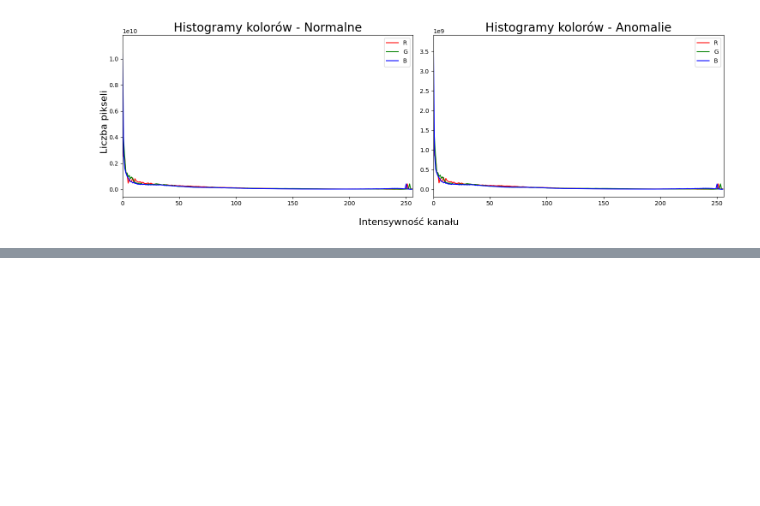
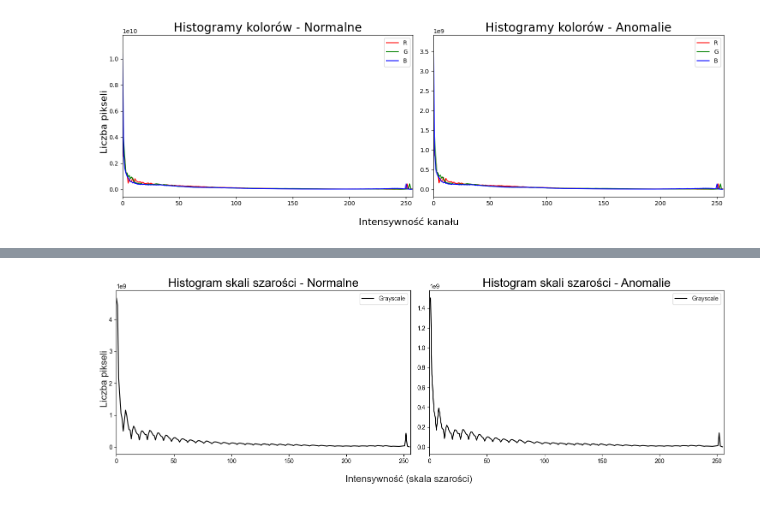
Before and after one commit to lucasosiewicz/anomaly_traffic_road, a Jupyter notebook: notebooks/001_EDA_CCD.ipynb, the cells around one changed output, grey strips where cells are left out. Cells and saved outputs as stored; diff of their text form; code cells hidden in the pictures; blank space fills up the shorter version.

```diff
--- a/notebooks/001_EDA_CCD.ipynb
+++ b/notebooks/001_EDA_CCD.ipynb
@@ -370,0 +373,95 @@ plt.show()
+# %%
+from concurrent.futures import ThreadPoolExecutor
+import os
+import matplotlib.pyplot as plt
+import seaborn as sns
+import torch
+import numpy as np
+from tqdm.notebook import tqdm
+import cv2 # Dodano import biblioteki OpenCV
+
+# --- Zakładamy, że te zmienne są zdefiniowane wcześniej ---
+# Przykład:
+# vid_labels = [0, 0, 1, 0, 1, ...] # Lista etykiet dla każdego wideo
+# images_paths = [[['path/to/img1.jpg', 'path/to/img2.jpg'], ['path/to/img3.jpg', ...]], ...] # Zagnieżdżona lista ścieżek
+# -----------------------------------------------------------
+
+normal_indices = torch.where(torch.tensor(vid_labels) == 0)[0]
+anomaly_indices = torch.where(torch.tensor(vid_labels) != 0)[0]
+
+# Ta część pozostaje bez zmian
+imgs = []
+for i in range(len(images_paths[0])):
+    for j in range(len(images_paths[0][i])):
+        imgs.append(images_paths[0][i][j])
+
+def calculate_grayscale_histograms(indices, dataset, desc=None):
+    """
+    Oblicza zagregowany histogram dla obrazów w skali szarości.
+    """
+    hist_gray = torch.zeros(256)
+    for i in tqdm(indices, desc=desc, leave=False):
+        image_np = cv2.imread(str(dataset[i]))
+
+        if image_np is None:
+            print(f"Warning: Could not read image at path: {dataset[i]}")
+            continue
+
+        # Konwersja obrazu do skali szarości
+        gray_np = cv2.cvtColor(image_np, cv2.COLOR_BGR2GRAY)
+
+        # Konwersja do tensora PyTorch
+        img_gray = torch.from_numpy(gray_np).float()
+
+        # Obliczenie histogramu dla pojedynczego kanału (skali szarości)
+        hist_gray += torch.histc(img_gray, bins=256, min=0, max=255)
+
+    return hist_gray
+
+# Funkcja do podziału indeksów pozostaje bez zmian
+def split_indices(indices, n_chunks=os.cpu_count()):
+    return np.array_split(indices, n_chunks)
+
+# Zrównoleglone obliczenia dla skali szarości
+with ThreadPoolExecutor(max_workers=os.cpu_count()) as executor:
+    # Podziel indeksy na partie
+    normal_chunks = split_indices(normal_indices)
+    anomaly_chunks = split_indices(anomaly_indices)
+
+    # Oblicz histogramy dla każdej partii (używając nowej funkcji)
+    normal_results = list(executor.map(lambda chunk: calculate_grayscale_histograms(chunk, imgs), normal_chunks))
+    anomaly_results = list(executor.map(lambda chunk: calculate_grayscale_histograms(chunk, imgs), anomaly_chunks))
+
+# Agregacja wyników
+normal_hist_gray = torch.zeros(256)
+anomaly_hist_gray = torch.zeros(256)
+
+for hist in normal_results:
+    normal_hist_gray += hist
+
+for hist in anomaly_results:
+    anomaly_hist_gray += hist
+
+# Wizualizacja histogramów dla skali szarości
+fig, axs = plt.subplots(1, 2, figsize=(15, 5))
+sns.set_style("whitegrid")
+
+# Wykres dla obrazów normalnych
+axs[0].plot(range(256), normal_hist_gray.numpy(), color='black', label='Grayscale')
+axs[0].set_title('Histogram skali szarości - Normalne', fontsize=20)
+axs[0].set_xlim([0, 256])
+axs[0].legend()
+
+# Wykres dla anomalii
+axs[1].plot(range(256), anomaly_hist_gray.numpy(), color='black', label='Grayscale')
+axs[1].set_title('Histogram skali szarości - Anomalie', fontsize=20)
+axs[1].set_xlim([0, 256])
+axs[1].legend()
+
+fig.supxlabel("Intensywność (skala szarości)", fontsize=16)
+fig.supylabel("Liczba pikseli", fontsize=16)
+
+plt.tight_layout()
+plt.show()
+# %% [output]
+[figure, added]
```
Also changed, not shown: parts of 4 cells of this notebook, 5 other files.
